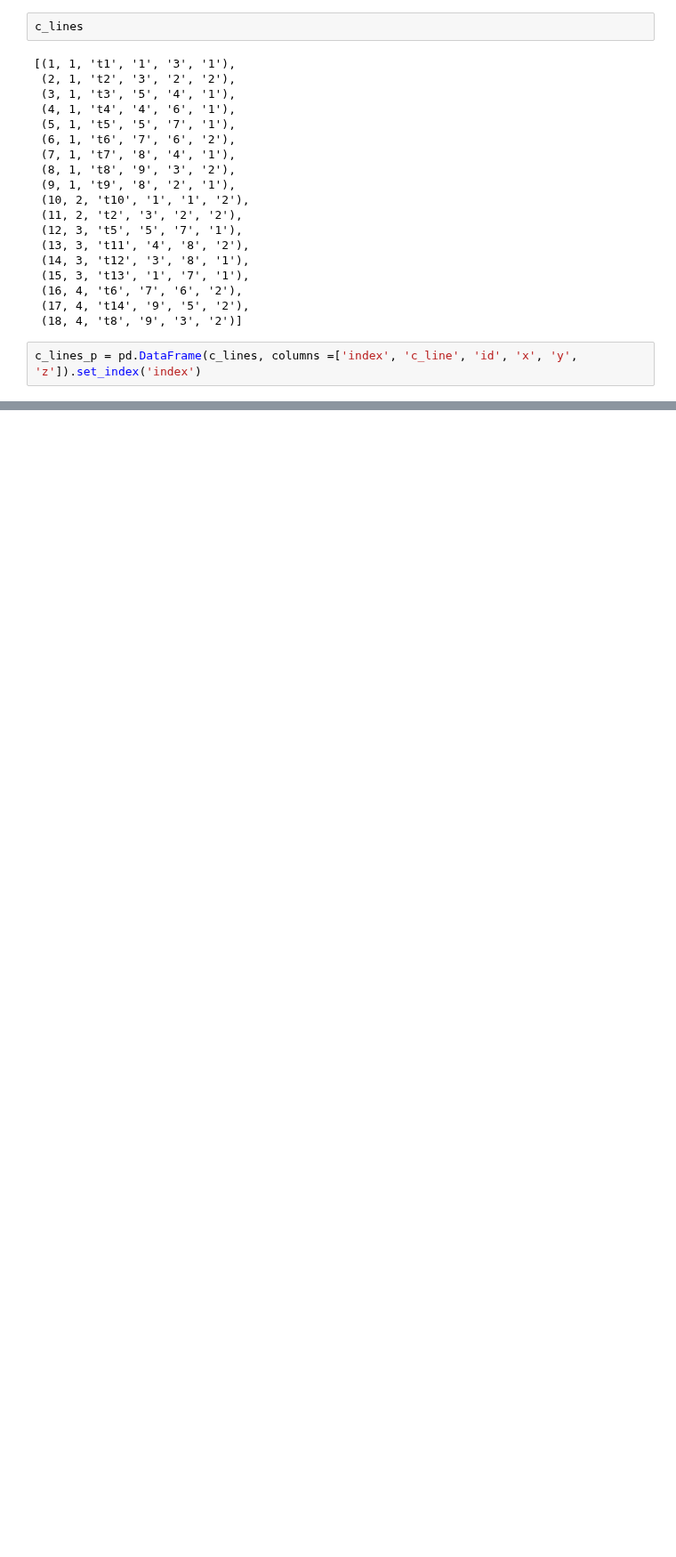
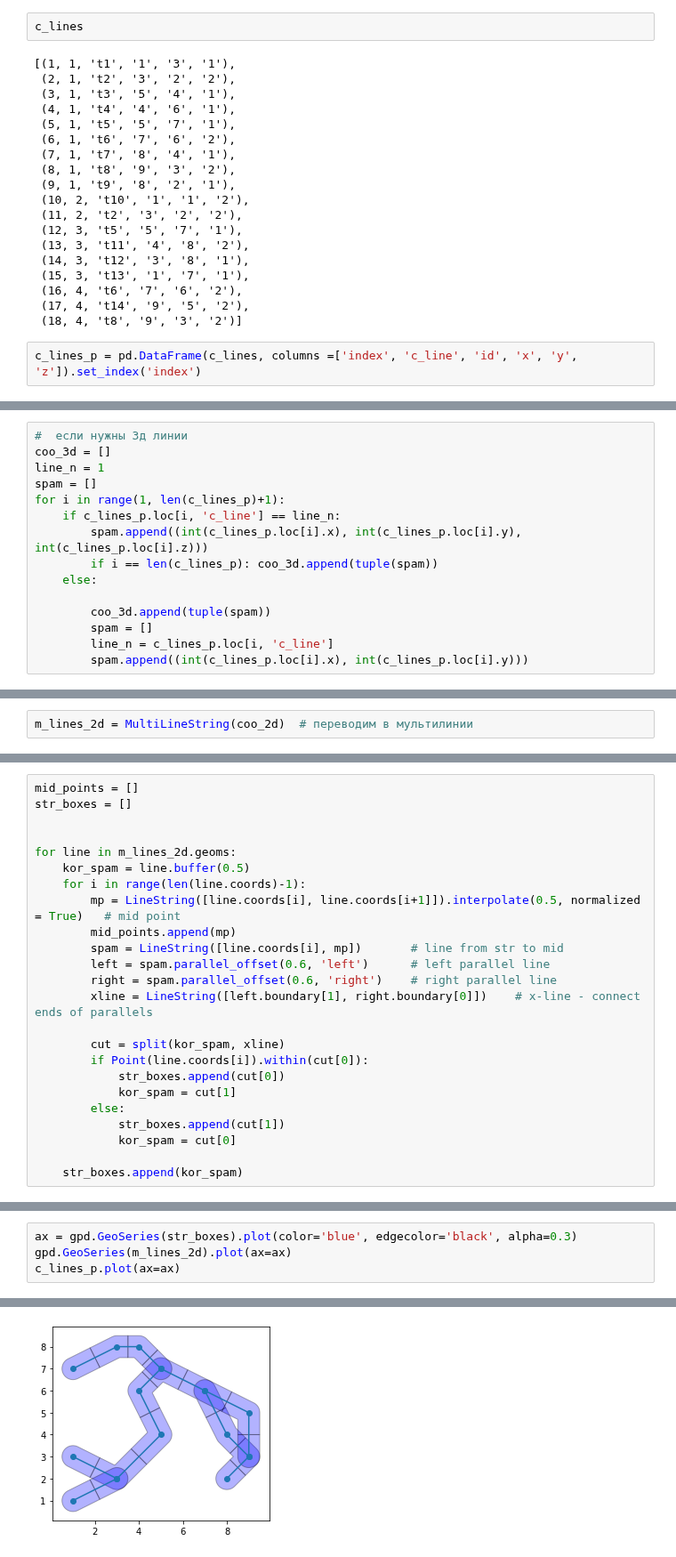
Before and after one commit to pigsel/some_tools, a Jupyter notebook: centrostruct/centerline.ipynb, the cells around one changed output, grey strips where cells are left out. Shown at 89% size. Saved outputs shown, nothing was run; the diff lists cells and outputs as text; blank space fills up the shorter version.

```diff
--- a/centrostruct/centerline.ipynb
+++ b/centrostruct/centerline.ipynb
@@ -73,0 +94,15 @@ cgtw_g = gpd.GeoDataFrame(c_tab, crs="EPSG:2193", geometry=gpd.points_from_xy(c_
+# %%
+#  если нужны 3д линии
+coo_3d = []
+line_n = 1
+spam = []
+for i in range(1, len(c_lines_p)+1):
+    if c_lines_p.loc[i, 'c_line'] == line_n:
+        spam.append((int(c_lines_p.loc[i].x), int(c_lines_p.loc[i].y), int(c_lines_p.loc[i].z)))
+        if i == len(c_lines_p): coo_3d.append(tuple(spam))
+    else:
+
+        coo_3d.append(tuple(spam))
+        spam = []
+        line_n = c_lines_p.loc[i, 'c_line']
+        spam.append((int(c_lines_p.loc[i].x), int(c_lines_p.loc[i].y)))
@@ -73,0 +120,2 @@ cgtw_g = gpd.GeoDataFrame(c_tab, crs="EPSG:2193", geometry=gpd.points_from_xy(c_
+# %%
+m_lines_2d = MultiLineString(coo_2d)  # переводим в мультилинии
@@ -73,0 +136,24 @@ cgtw_g = gpd.GeoDataFrame(c_tab, crs="EPSG:2193", geometry=gpd.points_from_xy(c_
+# %%
+mid_points = []
+str_boxes = []
+
+
+for line in m_lines_2d.geoms:
+    kor_spam = line.buffer(0.5)
+    for i in range(len(line.coords)-1):
+        mp = LineString([line.coords[i], line.coords[i+1]]).interpolate(0.5, normalized = True)   # mid point
+        mid_points.append(mp)
+        spam = LineString([line.coords[i], mp])       # line from str to mid
+        left = spam.parallel_offset(0.6, 'left')      # left parallel line
+        right = spam.parallel_offset(0.6, 'right')    # right parallel line
+        xline = LineString([left.boundary[1], right.boundary[0]])    # x-line - connect ends of parallels
+
+        cut = split(kor_spam, xline)
+        if Point(line.coords[i]).within(cut[0]):
+            str_boxes.append(cut[0])
+            kor_spam = cut[1]
+        else:
+            str_boxes.append(cut[1])
+            kor_spam = cut[0]
+
+    str_boxes.append(kor_spam)
@@ -73,0 +164,5 @@ cgtw_g = gpd.GeoDataFrame(c_tab, crs="EPSG:2193", geometry=gpd.points_from_xy(c_
+# %%
+ax = gpd.GeoSeries(str_boxes).plot(color='blue', edgecolor='black', alpha=0.3)
+gpd.GeoSeries(m_lines_2d).plot(ax=ax)
+c_lines_p.plot(ax=ax)
+# %% [output]
@@ -73,0 +170 @@ cgtw_g = gpd.GeoDataFrame(c_tab, crs="EPSG:2193", geometry=gpd.points_from_xy(c_
+[figure, added]
```
Also changed, not shown: parts of 21 cells of this notebook.
